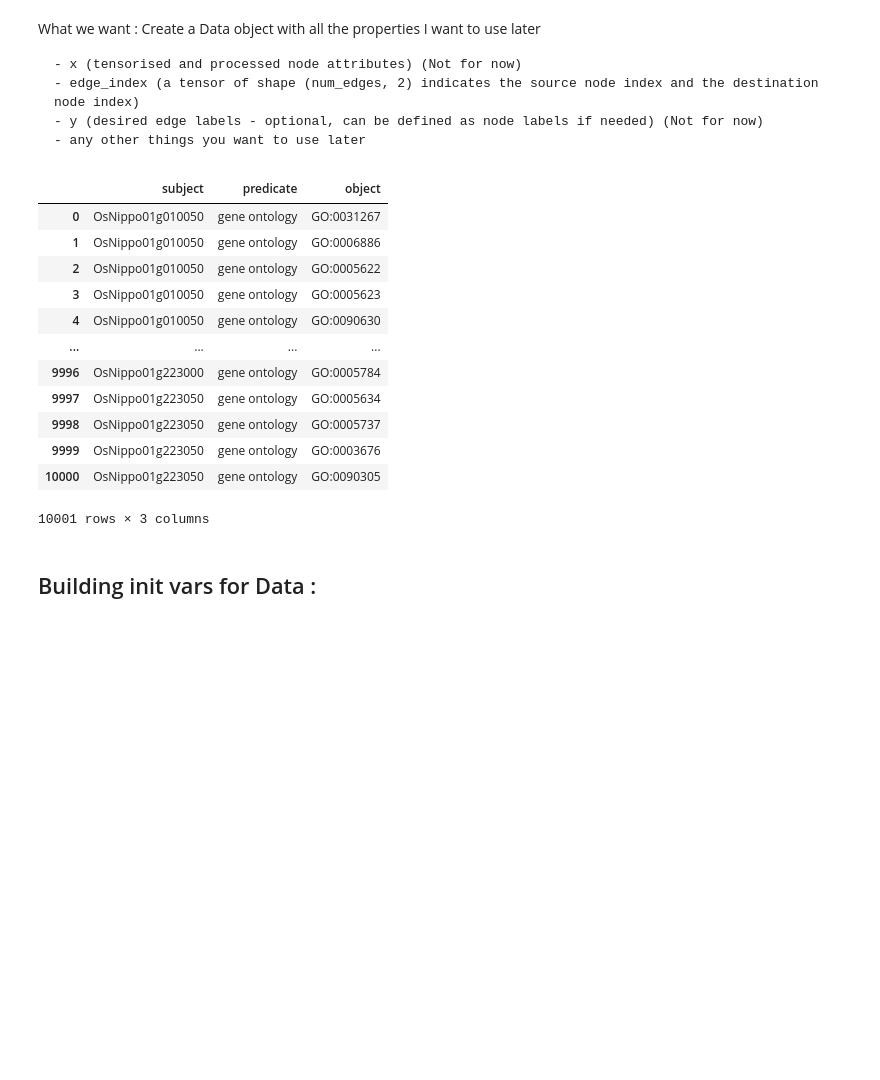
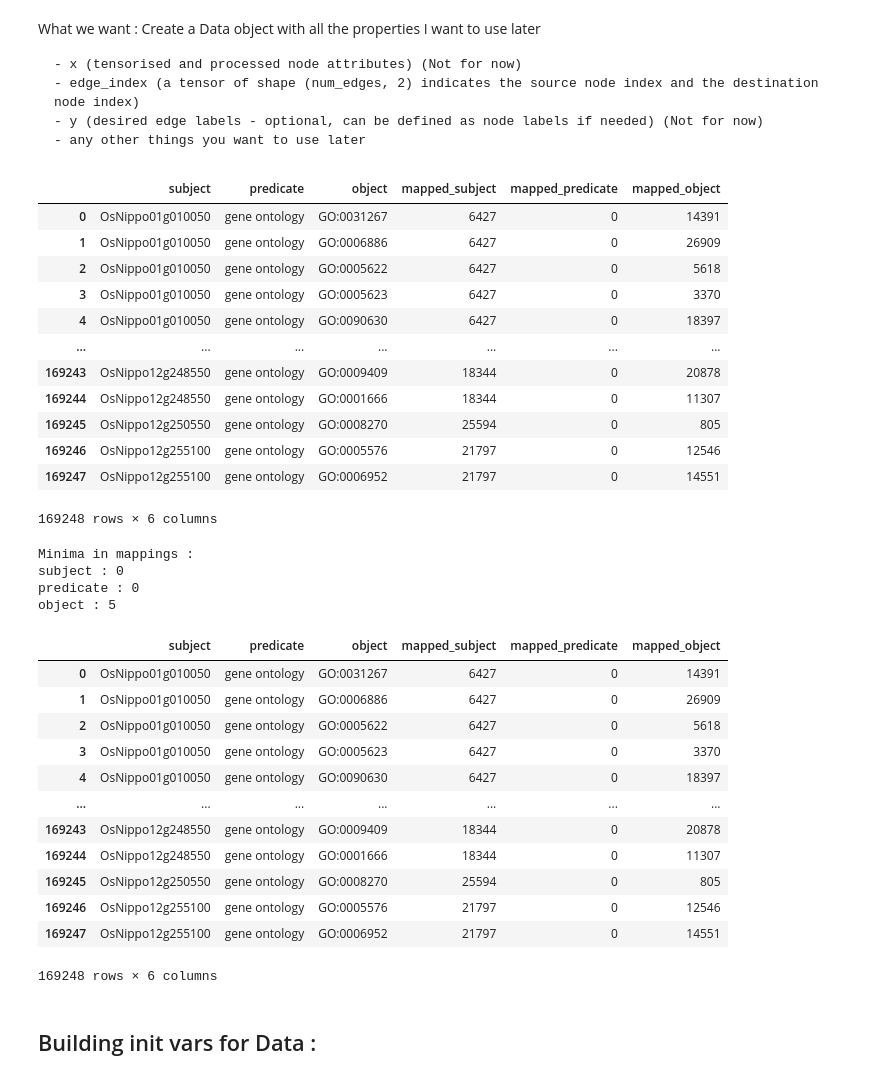
Before and after one commit to ElliotButz/ESL2024, a Jupyter notebook: code/Train_ComplEx.ipynb, the cells around one changed output. Cells and saved outputs as stored; diff of their text form; code cells hidden in the pictures; blank space fills up the shorter version.

```diff
--- a/code/Train_ComplEx.ipynb
+++ b/code/Train_ComplEx.ipynb
@@ -83,50 +88,60 @@ What we want : Create a Data object with all the properties I want to use later
 	- any other things you want to use later
 # %%
 iric = pd.read_csv(file_path, delimiter='\t', names = ['subject', 'predicate','object'])
-display(iric)
 
-# Mapping entities to ids
-
+# Mapping entities and relations to ids
 entity_set = set(iric['object']).union(set(iric['subject']))
 entity_to_mapping = {entity: int(i) for i, entity in enumerate(entity_set)}
 relation_set = set(iric['predicate'])
 relation_to_mapping = {relation: int(i) for i, relation in enumerate(relation_set)}
 
-mapped_iric = iric.copy()
-mapped_iric['object'] = mapped_iric['object'].apply(lambda x: entity_to_mapping[x])
-mapped_iric['subject'] = mapped_iric['subject'].apply(lambda x: entity_to_mapping[x])
-mapped_iric['predicate'] = mapped_iric['predicate'].apply(lambda x: relation_to_mapping[x])
+iric['mapped_subject'] = iric['subject'].apply(lambda x: entity_to_mapping[x])
+iric['mapped_predicate'] = iric['predicate'].apply(lambda x: relation_to_mapping[x])
+iric['mapped_object'] = iric['object'].apply(lambda x: entity_to_mapping[x])
 
-# display(mapped_iric)
+display(iric)
 
-# print('OK')
-# print("Minima in mappings :")
-# print('subject :', min(mapped_iric['subject']))
-# print('predicate :',min(mapped_iric['predicate']))
-# print('object :',min(mapped_iric['object']))
-
-# print(entity_to_mapping)
-# print(relation_to_mapping)
+print("Minima in mappings :")
+print('subject :', min(iric['mapped_subject']))
+print('predicate :',min(iric['mapped_predicate']))
+print('object :',min(iric['mapped_object']))
 
 mapping_to_entity = {v: k for k, v in entity_to_mapping.items()}
 mapping_to_relation = {v: k for k, v in relation_to_mapping.items()}
 
-# print("Mapping to entity dict :",mapping_to_entity)
-# print("Mapping to relation dict",mapping_to_relation)
+iric.to_csv(mapping_save_path, sep='\t', index=False)
+display(pd.read_csv(mapping_save_path, sep = '\t'))
 # %% [output]
-|  | subject | predicate | object |
-| 0 | OsNippo01g010050 | gene ontology | GO:0031267 |
-| 1 | OsNippo01g010050 | gene ontology | GO:0006886 |
-| 2 | OsNippo01g010050 | gene ontology | GO:0005622 |
-| 3 | OsNippo01g010050 | gene ontology | GO:0005623 |
-| 4 | OsNippo01g010050 | gene ontology | GO:0090630 |
-| ... | ... | ... | ... |
-| 9996 | OsNippo01g223000 | gene ontology | GO:0005784 |
-| 9997 | OsNippo01g223050 | gene ontology | GO:0005634 |
-| 9998 | OsNippo01g223050 | gene ontology | GO:0005737 |
-| 9999 | OsNippo01g223050 | gene ontology | GO:0003676 |
-| 10000 | OsNippo01g223050 | gene ontology | GO:0090305 |
+|  | subject | predicate | object | mapped_subject | mapped_predicate | mapped_object |
+| 0 | OsNippo01g010050 | gene ontology | GO:0031267 | 6427 | 0 | 14391 |
+| 1 | OsNippo01g010050 | gene ontology | GO:0006886 | 6427 | 0 | 26909 |
+| 2 | OsNippo01g010050 | gene ontology | GO:0005622 | 6427 | 0 | 5618 |
+| 3 | OsNippo01g010050 | gene ontology | GO:0005623 | 6427 | 0 | 3370 |
+| 4 | OsNippo01g010050 | gene ontology | GO:0090630 | 6427 | 0 | 18397 |
+| ... | ... | ... | ... | ... | ... | ... |
+| 169243 | OsNippo12g248550 | gene ontology | GO:0009409 | 18344 | 0 | 20878 |
+| 169244 | OsNippo12g248550 | gene ontology | GO:0001666 | 18344 | 0 | 11307 |
+| 169245 | OsNippo12g250550 | gene ontology | GO:0008270 | 25594 | 0 | 805 |
+| 169246 | OsNippo12g255100 | gene ontology | GO:0005576 | 21797 | 0 | 12546 |
+| 169247 | OsNippo12g255100 | gene ontology | GO:0006952 | 21797 | 0 | 14551 |
-10001 rows × 3 columns
+169248 rows × 6 columns
+Minima in mappings :
+subject : 0
+predicate : 0
+object : 5
+|  | subject | predicate | object | mapped_subject | mapped_predicate | mapped_object |
+| 0 | OsNippo01g010050 | gene ontology | GO:0031267 | 6427 | 0 | 14391 |
+| 1 | OsNippo01g010050 | gene ontology | GO:0006886 | 6427 | 0 | 26909 |
+| 2 | OsNippo01g010050 | gene ontology | GO:0005622 | 6427 | 0 | 5618 |
+| 3 | OsNippo01g010050 | gene ontology | GO:0005623 | 6427 | 0 | 3370 |
+| 4 | OsNippo01g010050 | gene ontology | GO:0090630 | 6427 | 0 | 18397 |
+| ... | ... | ... | ... | ... | ... | ... |
+| 169243 | OsNippo12g248550 | gene ontology | GO:0009409 | 18344 | 0 | 20878 |
+| 169244 | OsNippo12g248550 | gene ontology | GO:0001666 | 18344 | 0 | 11307 |
+| 169245 | OsNippo12g250550 | gene ontology | GO:0008270 | 25594 | 0 | 805 |
+| 169246 | OsNippo12g255100 | gene ontology | GO:0005576 | 21797 | 0 | 12546 |
+| 169247 | OsNippo12g255100 | gene ontology | GO:0006952 | 21797 | 0 | 14551 |
+169248 rows × 6 columns
 # %% [markdown]
 ## Building init vars for Data :
 # %%
```
Also changed, not shown: parts of 14 cells of this notebook.
